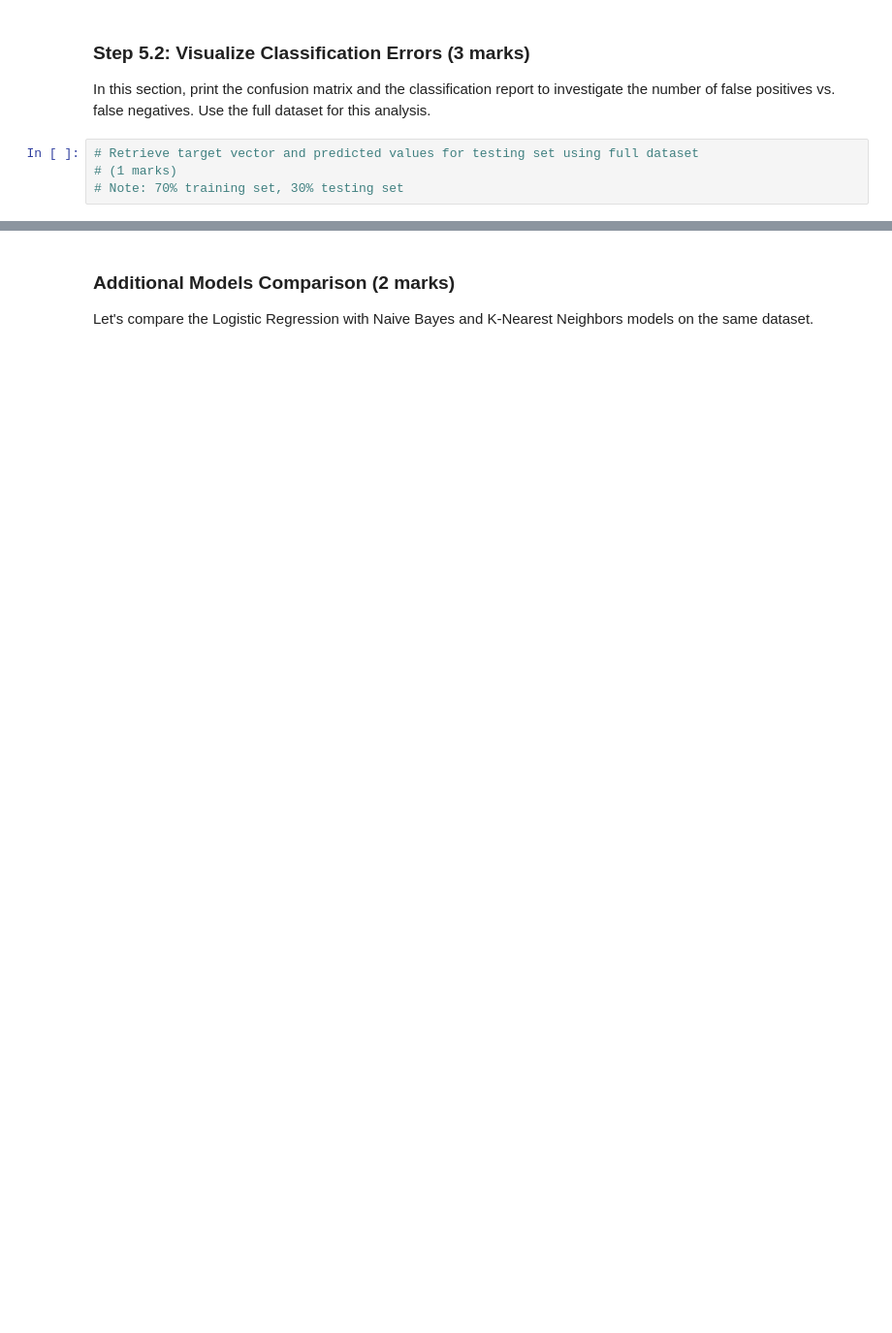
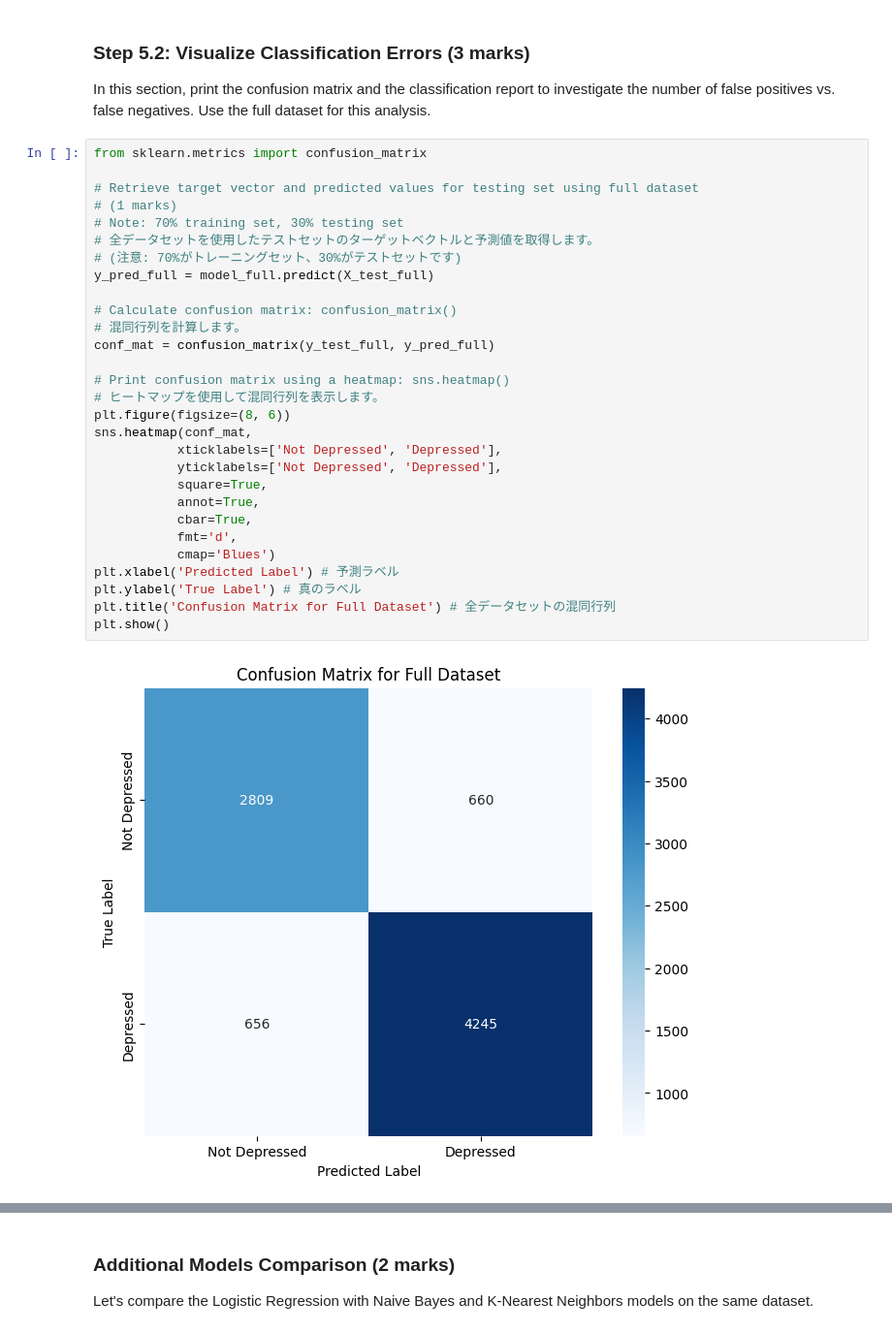
Before and after one commit to erikosaka82-cell/basic-train, a Jupyter notebook: Practice_Assignment2/Assignment2_ES.ipynb, the cells around one changed output, grey strips where cells are left out. Shown at 97% size. Drawn from its saved outputs; the diff is of its cells as text; blank space fills up the shorter version.

```diff
--- a/Practice_Assignment2/Assignment2_ES.ipynb
+++ b/Practice_Assignment2/Assignment2_ES.ipynb
@@ -2098,10 +2308,37 @@ Index: []
 ### Step 5.2: Visualize Classification Errors (3 marks)
 
 In this section, print the confusion matrix and the classification report to investigate the number of false positives vs. false negatives. Use the full dataset for this analysis.
-# %%
-# Retrieve target vector and predicted values for testing set using full dataset
-# (1 marks)
-# Note: 70% training set, 30% testing set
+# %%
+from sklearn.metrics import confusion_matrix
+
+# Retrieve target vector and predicted values for testing set using full dataset
+# (1 marks)
+# Note: 70% training set, 30% testing set
+# 全データセットを使用したテストセットのターゲットベクトルと予測値を取得します。
+# (注意: 70%がトレーニングセット、30%がテストセットです)
+y_pred_full = model_full.predict(X_test_full)
+
+# Calculate confusion matrix: confusion_matrix()
+# 混同行列を計算します。
+conf_mat = confusion_matrix(y_test_full, y_pred_full)
+
+# Print confusion matrix using a heatmap: sns.heatmap()
+# ヒートマップを使用して混同行列を表示します。
+plt.figure(figsize=(8, 6))
+sns.heatmap(conf_mat,
+           xticklabels=['Not Depressed', 'Depressed'],
+           yticklabels=['Not Depressed', 'Depressed'],
+           square=True,
+           annot=True,
+           cbar=True,
+           fmt='d',
+           cmap='Blues')
+plt.xlabel('Predicted Label') # 予測ラベル
+plt.ylabel('True Label') # 真のラベル
+plt.title('Confusion Matrix for Full Dataset') # 全データセットの混同行列
+plt.show()
+# %% [output]
+[figure, added]
 # %%
 from sklearn.metrics import confusion_matrix
 # Calculate confusion matrix: confusion_matrix()
```
Also changed, not shown: parts of 32 cells of this notebook.
